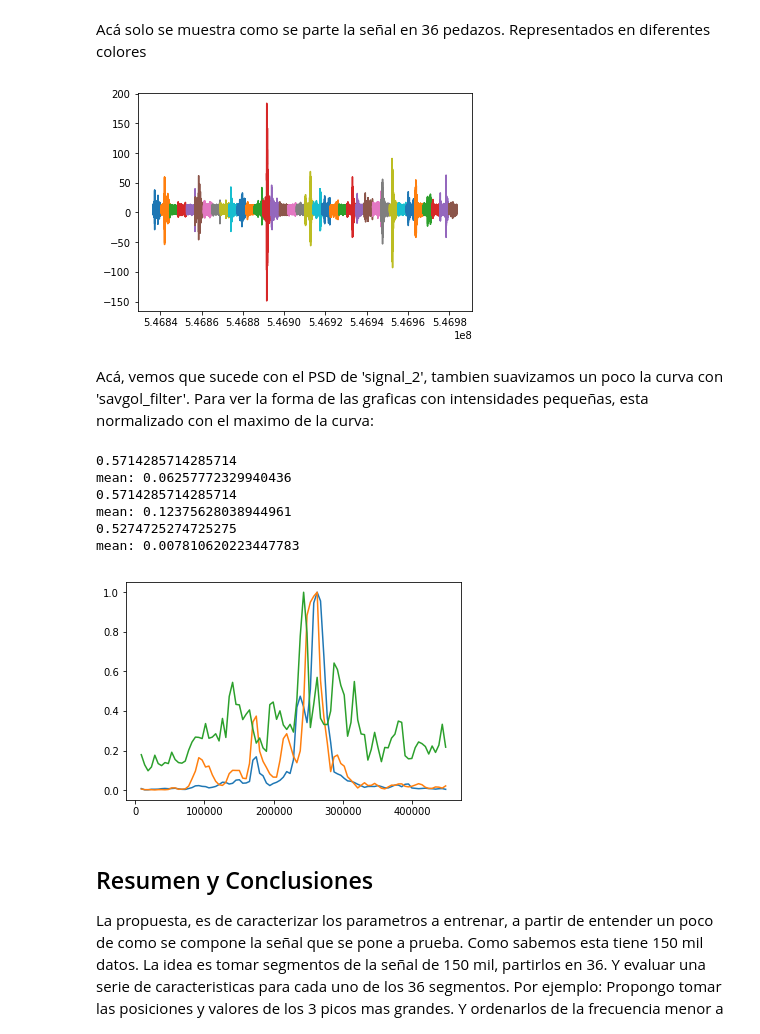
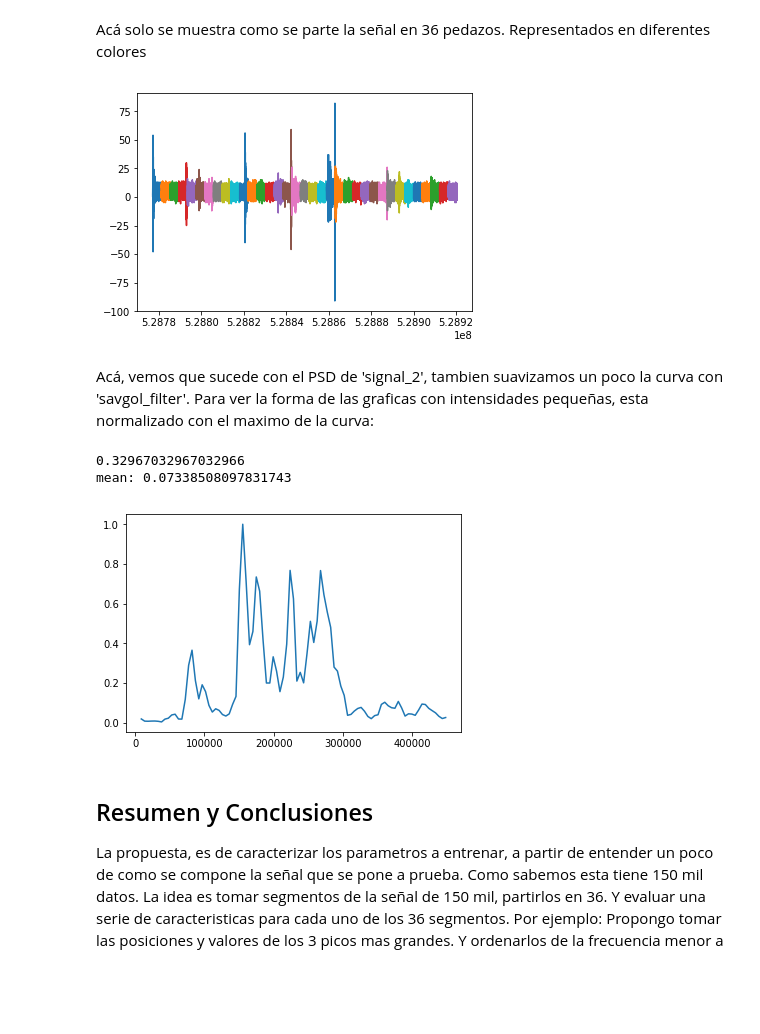
Before and after one commit to jhernandezsa/Earthquake, a Jupyter notebook: Analisis PSD.ipynb, the cells around one changed output. Saved outputs shown, nothing was run; the diff lists cells and outputs as text; code cells hidden in the pictures; blank space fills up the shorter version.

```diff
--- a/Analisis PSD.ipynb
+++ b/Analisis PSD.ipynb
@@ -185,10 +199,10 @@ Acá solo se muestra como se parte la señal en 36 pedazos. Representados en dif
 # %%
 s = 1 #s step in signal-wise
 for i in np.arange(len(index_steps)-1):
 #for i in np.arange(0,10,s):
-    plt.plot(signal_2['acoustic_data'][index_steps[i]:index_steps[i+s]])
+    plt.plot(signal_1['acoustic_data'][index_steps[i]:index_steps[i+s]])
 # %% [output]
-[figure, old version]
+[figure, new version]
 # %% [markdown]
 Acá, vemos que sucede con el PSD de 'signal_2', tambien suavizamos un poco la curva con 'savgol_filter'.
 Para ver la forma de las graficas con intensidades pequeñas, esta normalizado con el maximo de la curva:
@@ -197,14 +211,16 @@ Para ver la forma de las graficas con intensidades pequeñas, esta normalizado c
 from scipy.signal import savgol_filter
 #plt.yscale('log')
 #for i in np.arange(len(index_steps)-1):
-for i in np.arange(0,3,s):
-    quake_time, _frequencies, power_spectrum = get_segment_spectrum(signal_2[index_steps[i]:index_steps[i+s]])
+for i in np.arange(0,1,s):
+    quake_time, _frequencies, power_spectrum = get_segment_spectrum(signal_3[index_steps[i]:index_steps[i+s]])
     index_max = np.argmax(power_spectrum)
     #print(index_max)
     #print(_frequencies[index_max])
     print(feature_calculators.first_location_of_maximum(power_spectrum))
     print('mean:', np.mean(power_spectrum))
 
+
+#savgol_filter(x, window_length, polyorder, deriv=0, delta=1.0, axis=-1, mode='interp', cval=0.0
     result = savgol_filter(power_spectrum, 15, 3)
 
 
@@ -212,13 +228,9 @@ for i in np.arange(0,3,s):
     #plt.plot(_frequencies, power_spectrum)
     #plt.plot(_frequencies[:len(_frequencies)-1], np.diff(result/np.max(result)))
 # %% [output]
-0.5714285714285714
-mean: 0.06257772329940436
-0.5714285714285714
-mean: 0.12375628038944961
-0.5274725274725275
-mean: 0.007810620223447783
+0.32967032967032966
+mean: 0.07338508097831743
-[figure, old version]
+[figure, new version]
 # %% [markdown]
 ## Resumen y Conclusiones
 
```
Also changed, not shown: parts of 13 cells of this notebook.
